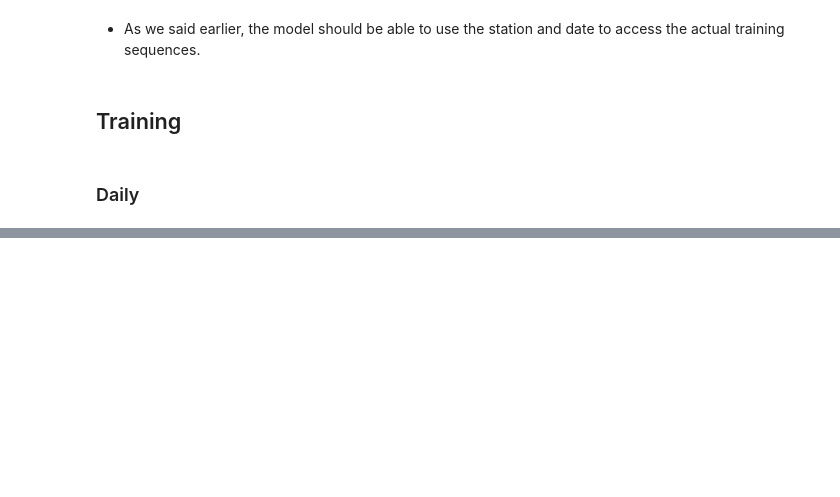
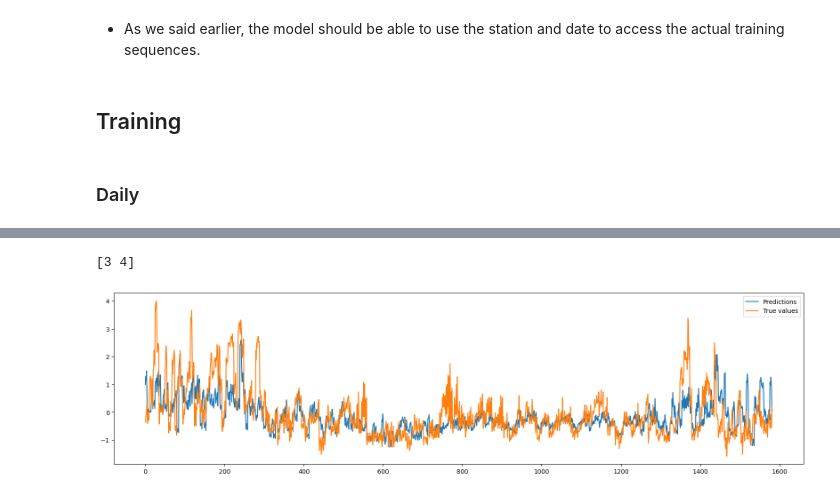
Before and after one commit to davidesonno/AII-project, a Jupyter notebook: 9-multi-agent-model.ipynb, the cells around one changed output, grey strips where cells are left out. Saved outputs shown, nothing was run; the diff lists cells and outputs as text; code cells hidden in the pictures; blank space fills up the shorter version.

```diff
--- a/9-multi-agent-model.ipynb
+++ b/9-multi-agent-model.ipynb
@@ -421,0 +547,2 @@ KeyboardInterrupt:
+# %%
+results = d_model.predict(d_test.map(lambda s, a, v: ((s, a),))) # don't pass the target values
@@ -421,0 +551,19 @@ KeyboardInterrupt:
+# %%
+true_values = []
+agents_idx = []
+# seqs = []
+for k, a, v in d_test:
+    true_values.extend(v.numpy())
+    agents_idx.extend(a.numpy())
+    # seqs.extend(k.numpy())
+
+print(np.unique(agents_idx))
+
+plt.figure(figsize=(20,5))
+plt.plot(results, label='Predictions')
+plt.plot(true_values, label='True values')
+plt.legend()
+plt.show()
+# %% [output]
+[3 4]
+[figure, added]
```
Also changed, not shown: parts of 15 cells of this notebook.
